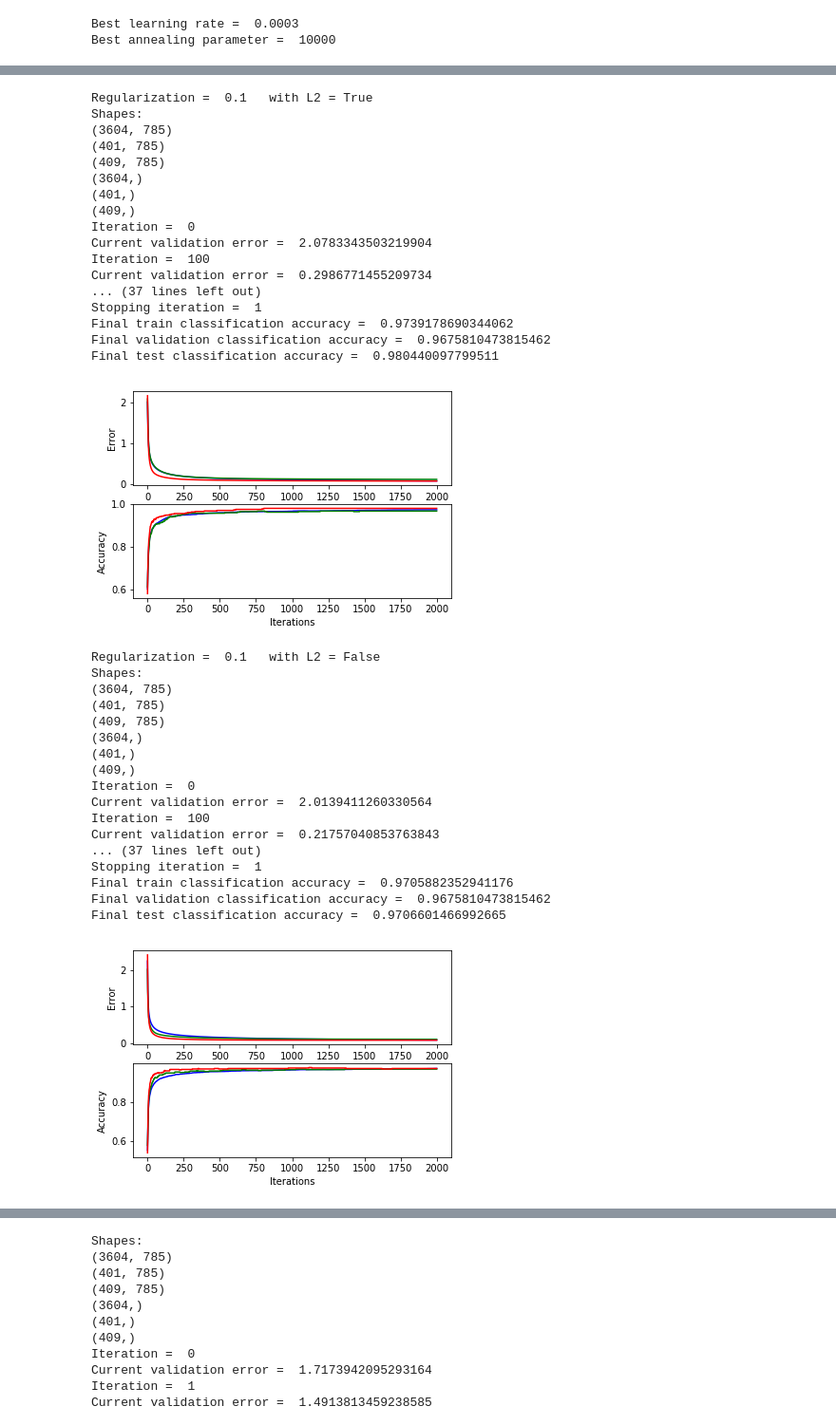
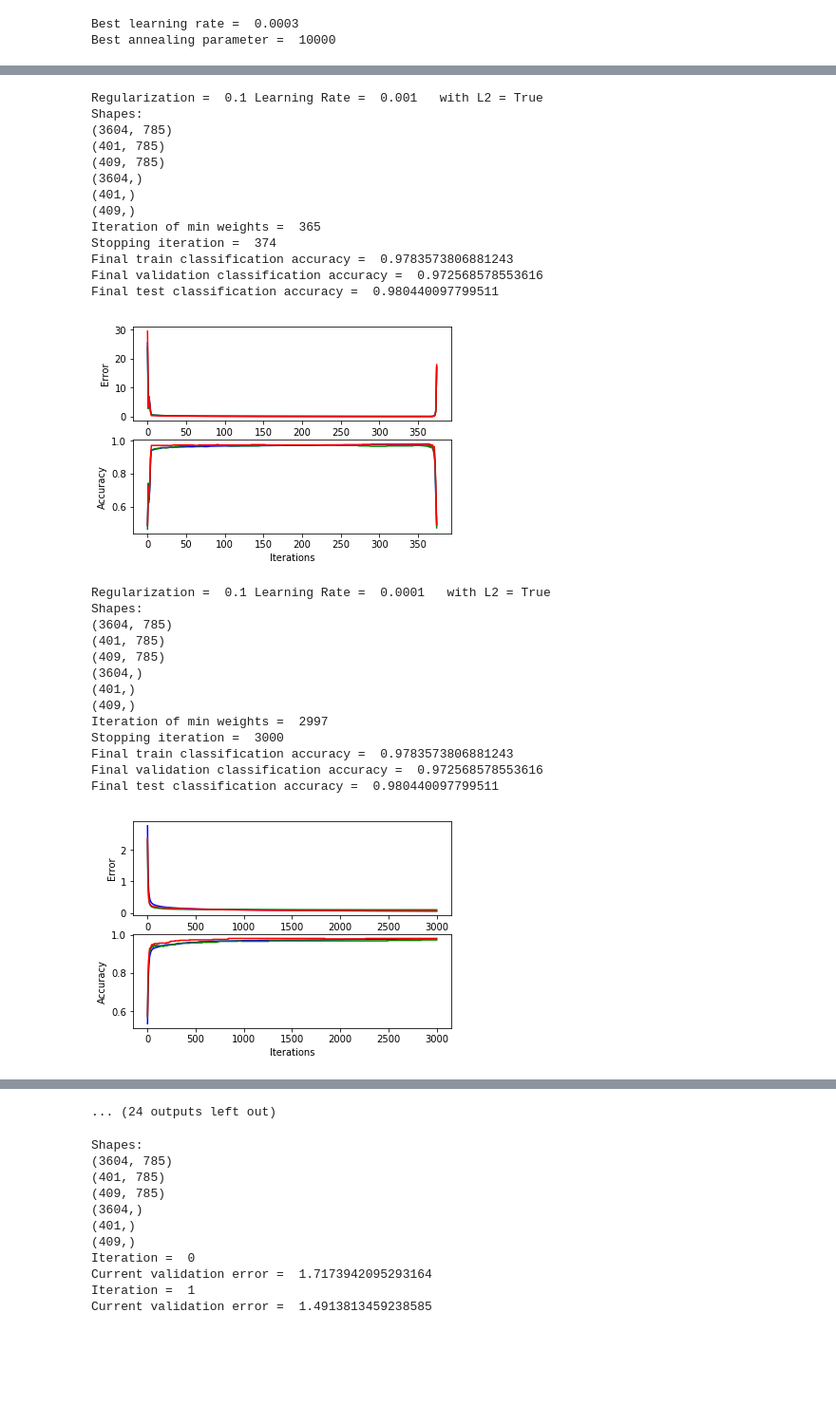
Before and after one commit to divya-pitta/neuralnets253, a Jupyter notebook: HW1/LogisticRegressionGradientDescent.ipynb, the cells around one changed output, grey strips where cells are left out. Shown at 95% size. Drawn from its saved outputs; the diff is of its cells as text; code cells hidden in the pictures; blank space fills up the shorter version.

```diff
--- a/HW1/LogisticRegressionGradientDescent.ipynb
+++ b/HW1/LogisticRegressionGradientDescent.ipynb
@@ -112,6 +112,7 @@ def updateWeights(weights, x, t, learningRate, regularization, l2):
                 diffRegularizer[i] = -1
         differentiation += regularization*(diffRegularizer)
 #     print("Learning rate = ", learningRate)
+    differentiation = differentiation*(1/len(x))
     newWeights = (weights-learningRate*differentiation)
     return newWeights
 # %%
@@ -203,6 +204,7 @@ def gradientDescent(x, t, testLam, regularization, annealingParameter, l2):
     print(labels_test.shape)
 
     weights = np.random.normal(0, 1, numFeatures)
+#     weights = np.zeros(numFeatures)
     weightsMinError = np.zeros(numFeatures)
     minErrorFunction = float('inf')
     prevValidationError = 0.0
@@ -216,7 +218,7 @@ def gradientDescent(x, t, testLam, regularization, annealingParameter, l2):
     arrValidationClassificationAccuracy = []
     arrTestClassificationAccuracy = []
 
-    for i in range(2000):
+    for i in range(5000):
         currLearningRate = testLam/(1+(i/annealingParameter))
         weights = updateWeights(weights, images_train, labels_train, currLearningRate, regularization, l2)
         trainAccuracy = predictionAccuracy(images_train, weights, labels_train)
@@ -276,11 +302,13 @@ def gradientDescent(x, t, testLam, regularization, annealingParameter, l2):
 x = [images_train, images_validation, images_test]
 t = [labels_train, labels_validation, labels_test]
 
-for reg in [0.01, 0.001]:
-    print("Regularization = ", reg, "  with L2 = True")
-    gradientDescent(x, t, 0.0001, reg, 10000, True)
+for reg in [0.1, 0.01, 0.001]:
+    for learning_rate in [0.001, 0.0001, 0.0003]:
+        print("Regularization = ", reg, "Learning Rate = ", learning_rate, "  with L2 = True")
+        gradientDescent(x, t, learning_rate, reg, 10000, True)
 
-for reg in [0.01, 0.001]:
-    print("Regularization = ", reg, "  with L2 = False")
-    gradientDescent(x, t, 0.0001, reg, 10000, False)
+for reg in [0.1, 0.01, 0.001]:
+    for learning_rate in [0.001, 0.0001, 0.0003]:
+        print("Regularization = ", reg, "Learning Rate = ", learning_rate, "  with L2 = False")
+        gradientDescent(x, t, learning_rate, reg, 10000, False)
 # %% [output]
@@ -359,29 +400,29 @@ Final test classification accuracy =  0.9731051344743277
 # %%
-for reg in [0.1]:
-    print("Regularization = ", reg, "  with L2 = True")
-    gradientDescent(x, t, 0.0001, reg, 10000, True)
-    print("Regularization = ", reg, "  with L2 = False")
-    gradientDescent(x, t, 0.0001, reg, 10000, False)
+for reg in [0.1, 0.01, 0.001]:
+    for learning_rate in [0.001, 0.0001, 0.0003]:
+        print("Regularization = ", reg, "Learning Rate = ", learning_rate, "  with L2 = True")
+        gradientDescent(x, t, learning_rate, reg, 10000, True)
+
+for reg in [0.1, 0.01, 0.001]:
+    for learning_rate in [0.001, 0.0001, 0.0003]:
+        print("Regularization = ", reg, "Learning Rate = ", learning_rate, "  with L2 = False")
+        gradientDescent(x, t, learning_rate, reg, 10000, False)
 # %% [output]
-Regularization =  0.1   with L2 = True
+Regularization =  0.1 Learning Rate =  0.001   with L2 = True
 Shapes:
 (3604, 785)
 (401, 785)
 (409, 785)
 (3604,)
 (401,)
 (409,)
-Iteration =  0
-Current validation error =  2.0783343503219904
-Iteration =  100
-Current validation error =  0.2986771455209734
-... (37 lines left out)
-Stopping iteration =  1
-Final train classification accuracy =  0.9739178690344062
-Final validation classification accuracy =  0.9675810473815462
+Iteration of min weights =  365
+Stopping iteration =  374
+Final train classification accuracy =  0.9783573806881243
+Final validation classification accuracy =  0.972568578553616
 Final test classification accuracy =  0.980440097799511
-[figure, old version]
+[figure, new version]
-Regularization =  0.1   with L2 = False
+Regularization =  0.1 Learning Rate =  0.0001   with L2 = True
 Shapes:
 (3604, 785)
 (401, 785)
@@ -389,13 +430,9 @@ Shapes:
 (3604,)
 (401,)
 (409,)
-Iteration =  0
-Current validation error =  2.0139411260330564
-Iteration =  100
-Current validation error =  0.21757040853763843
-... (37 lines left out)
-Stopping iteration =  1
-Final train classification accuracy =  0.9705882352941176
-Final validation classification accuracy =  0.9675810473815462
-Final test classification accuracy =  0.9706601466992665
+Iteration of min weights =  2997
+Stopping iteration =  3000
+Final train classification accuracy =  0.9783573806881243
+Final validation classification accuracy =  0.972568578553616
+Final test classification accuracy =  0.980440097799511
-[figure, old version]
+[figure, new version]
@@ -402,3 +495,4 @@ Final test classification accuracy =  0.9706601466992665
+... (24 outputs left out)
 # %%
 x = [images_train, images_validation, images_test]
 t = [labels_train, labels_validation, labels_test]
```
Also changed, not shown: parts of 3 cells of this notebook, 1 other file.
